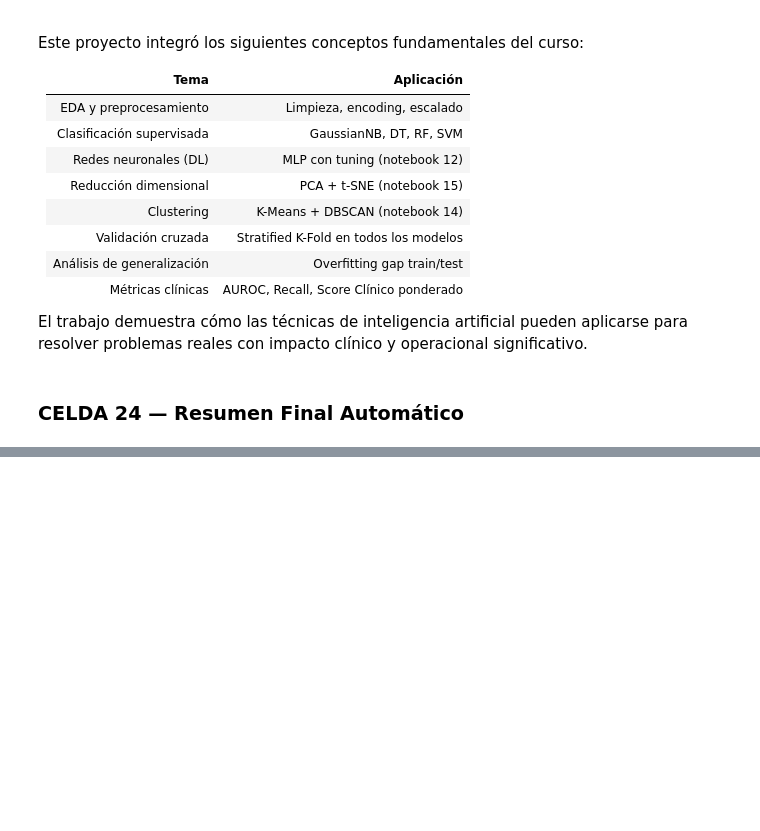
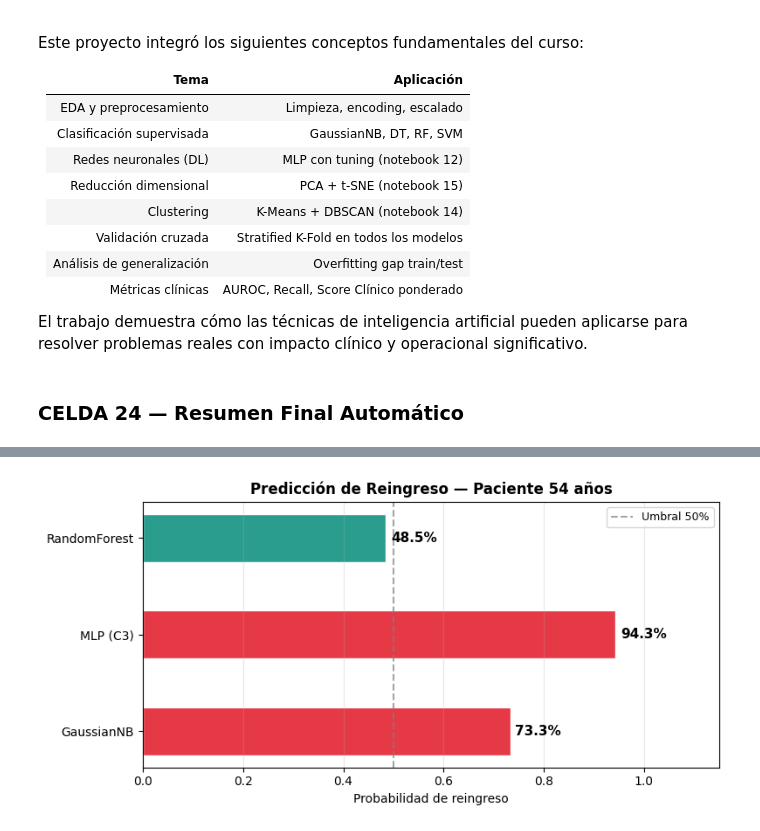
Before and after one commit to cesardanielavilabarbosa-blip/ia1-iaMedica-riesgo_reingreso_hospitalario, a Jupyter notebook: unsupervised_learning.ipynb, the cells around one changed output, grey strips where cells are left out. Saved outputs shown, nothing was run; the diff lists cells and outputs as text; code cells hidden in the pictures; blank space fills up the shorter version.

```diff
--- a/unsupervised_learning.ipynb
+++ b/unsupervised_learning.ipynb
@@ -954,0 +1044,98 @@ for l in lineas:
+# %%
+import pandas as pd
+import numpy as np
+import matplotlib.pyplot as plt
+import seaborn as sns
+from sklearn.metrics import roc_auc_score, recall_score, precision_score, f1_score, confusion_matrix
+
+# ============================================================
+# CELDA 25 — SIMULACIÓN DE PREDICCIÓN CLÍNICA
+# Ingresa los datos de un paciente nuevo y predice reingreso
+# ============================================================
+
+# ── MODIFICA AQUÍ los datos del paciente ──────────────────
+paciente = {
+    'Edad'                        : 54,
+    'Duracion_Estancia'           : 18,
+    'Numero_Medicamentos'         : 1,
+    'Puntaje_Severidad'           : 1,       # 1-9
+    'Hospitalizaciones_6M'        : 3,
+    'Reingresos_1Anio'            : 2,
+    'Numero_Enfermedades_Cronicas': 4,
+    'Indice_Comorbilidad'         : 5,
+    'Nivel_HbA1c'                 : 8.5,
+    'Nivel_Creatinina'            : 1.9,
+    'Nivel_Hemoglobina'           : 10.2,
+    'Presion_Sistolica_Promedio'  : 145,
+    'Adherencia_Medicacion'       : 0.6,    # 0-1
+    'Riesgo_Socioeconomico'       : 3,       # 1-5
+    'Tiempo_Ultima_Alta'          : 15,      # días desde última alta
+    'Genero'                      : 'M',
+    'Tipo_Seguro'                 : 'Publico',
+    'Diagnostico_Principal'       : 'Diabetes',
+    'Servicio_Hospitalario'       : 'Medicina_Interna',
+    'Condicion_Alta'              : 'Estable',
+}
+# ──────────────────────────────────────────────────────────
+
+# Construir el DataFrame del paciente
+df_paciente = pd.DataFrame([paciente])
+
+# Aplicar el mismo One-Hot Encoding que en el entrenamiento
+df_pac_enc = pd.get_dummies(df_paciente)
+
+# Alinear columnas con las del modelo (agregar las que falten con 0)
+df_pac_enc = df_pac_enc.reindex(columns=feature_names, fill_value=0)
+
+# Escalar con el scaler ya entrenado
+pac_scaled = scaler.transform(df_pac_enc)
+
+# Predicción con GaussianNB (mejor Score Clínico) y MLP (mejor discriminación)
+modelos_pred = {
+    'GaussianNB'     : best_nb,
+    'MLP (C3)'       : best_mlp,
+    'RandomForest'   : best_rf,
+}
+
+print("=" * 55)
+print("  SIMULACIÓN DE PREDICCIÓN CLÍNICA")
+print("=" * 55)
+print(f"\n  Paciente: {paciente['Edad']} años | Severidad {paciente['Puntaje_Severidad']}/9")
+print(f"  Medicamentos: {paciente['Numero_Medicamentos']} | Hospitalizaciones 6M: {paciente['Hospitalizaciones_6M']}")
+print(f"  HbA1c: {paciente['Nivel_HbA1c']} | Creatinina: {paciente['Nivel_Creatinina']}\n")
+
+resultados_pred = []
+for nombre, modelo in modelos_pred.items():
+    prob = modelo.predict_proba(pac_scaled)[0, 1]
+    pred = 1 if prob >= 0.5 else 0
+    nivel = ("🔴 ALTO"    if prob >= 0.70 else
+             "🟡 MEDIO"   if prob >= 0.50 else
+             "🟢 BAJO")
+    print(f"  {nombre:<18} → P(reingreso) = {prob:.1%}  |  Riesgo: {nivel}")
+    resultados_pred.append({'Modelo': nombre, 'Probabilidad': prob, 'Prediccion': pred})
+
+print("\n" + "=" * 55)
+
+# Gráfico de probabilidad
+df_pred = pd.DataFrame(resultados_pred)
+colores_barra = ['#E63946' if p >= 0.5 else '#2A9D8F'
+                 for p in df_pred['Probabilidad']]
+
+fig, ax = plt.subplots(figsize=(8, 4))
+bars = ax.barh(df_pred['Modelo'], df_pred['Probabilidad'],
+               color=colores_barra, edgecolor='white', height=0.5)
+ax.axvline(0.5, color='gray', linestyle='--', alpha=0.7, label='Umbral 50%')
+for bar, val in zip(bars, df_pred['Probabilidad']):
+    ax.text(bar.get_width() + 0.01, bar.get_y() + bar.get_height()/2,
+            f'{val:.1%}', va='center', fontsize=11, fontweight='bold')
+ax.set_xlim(0, 1.15)
+ax.set_xlabel('Probabilidad de reingreso')
+ax.set_title(f'Predicción de Reingreso — Paciente {paciente["Edad"]} años',
+             fontweight='bold')
+ax.legend(fontsize=9)
+ax.grid(axis='x', alpha=0.3)
+plt.tight_layout()
+plt.show()
+
+print("\n  💡 Para probar otro paciente, modifica el diccionario 'paciente' al inicio de la celda.")
+# %% [output]
@@ -954,0 +1155 @@ for l in lineas:
+[figure, added]
```
Also changed, not shown: parts of 5 cells of this notebook.
